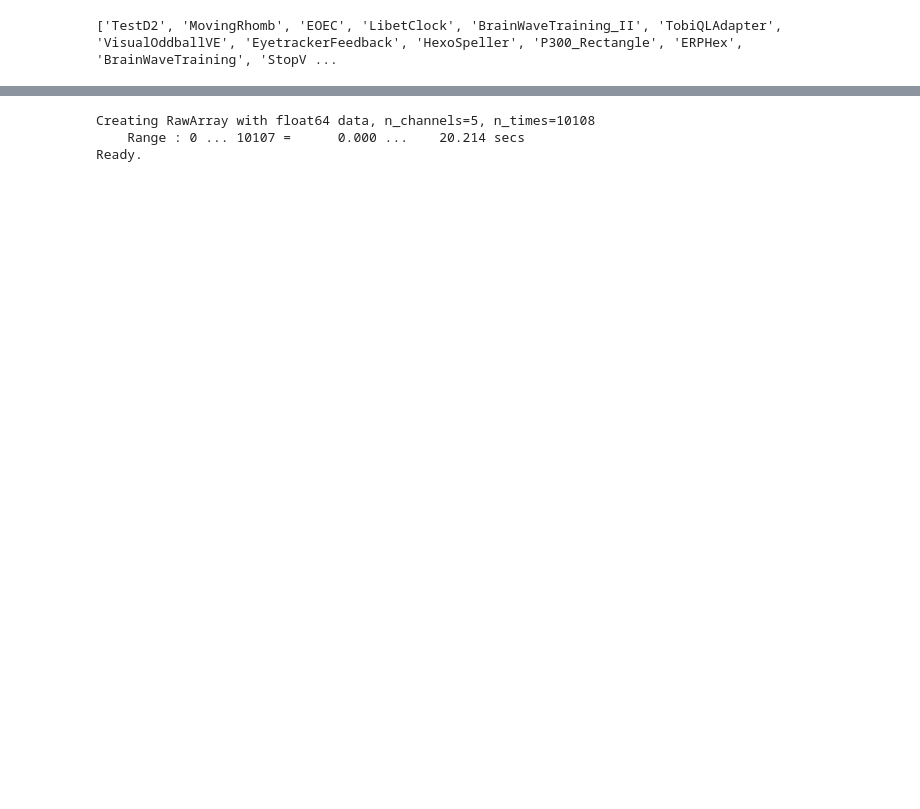
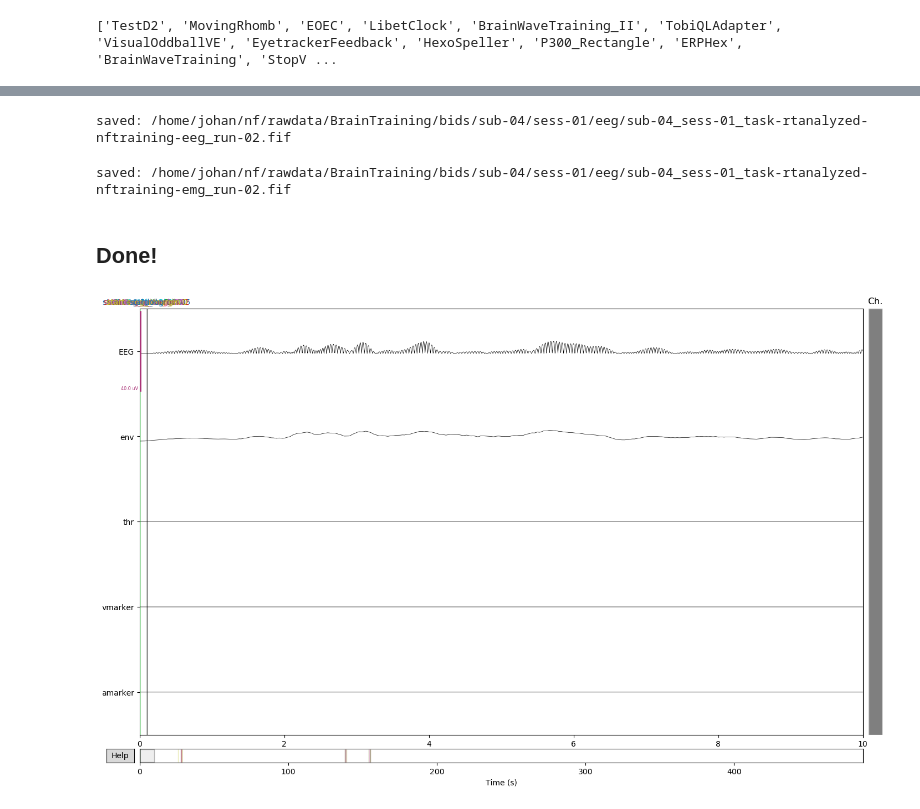
Before and after one commit to jnvandermeer/nf-rtime, a Jupyter notebook: Projects_Templates/9_NF_Basic/BrainTraining.ipynb, the cells around one changed output, grey strips where cells are left out. Drawn from its saved outputs; the diff is of its cells as text; code cells hidden in the pictures; blank space fills up the shorter version.

```diff
--- a/Projects_Templates/9_NF_Basic/BrainTraining.ipynb
+++ b/Projects_Templates/9_NF_Basic/BrainTraining.ipynb
@@ -225,4 +283,5 @@ Do not change bad channels further - re-do eo and ec if needed!
 - mark bad segments
 # %%
 # we use a simple display filter
-raw_ec.filter(1, 35, verbose='WARNING').plot();
+raw_ec_copy = raw_ec.copy()
+raw_ec_copy.filter(1, 35).plot();
@@ -570,4 +742,4 @@ butter_visualization_emg = ButterFilter([55, 65], sampling_freq, 1)
 w_acquire = guis.AcquireData(sampling_freq, channel_names)
 w_interaction = guis.NFChangeThresholds(track_for_eeg_stimuli, track_for_emg_stimuli)
 w_eeganalysis = guis.AnalyzeData(sampling_freq, ['EEG','env','thr','vmarker','amarker'],track_for_eeg_stimuli)
-w_emganalysis = guis.AnalyzeData(sampling_freq, ['EMG','env','thr','vmarker','amarker'],track_for_eeg_stimuli)
+w_emganalysis = guis.AnalyzeData(sampling_freq, ['EMG','env','thr','vmarker','amarker'],track_for_emg_stimuli)
@@ -679,2 +861,16 @@ while w_acquire.RUNLOOP:
+# %%
+# handle annotations, since w_interaction starts before data acquisition
+annots = w_interaction.GUI_Annotations.copy()
+tdelta = datetime.strptime(acquisition_start,'%Y-%m-%d %H:%M:%S.%f').timestamp() - annots.orig_time
+annots.onset -= tdelta
+annots.orig_time=None
+
+starting_annots = annots[list(map(lambda d: re.match('start.*', d) is not None, annots.description))]
+starting_annots.onset = 0.1*np.ones(len(starting_annots))
+starting_annots.orig_time = None
+
+# handle also these:
+# stim_Annotations ... process them
+all_annotations = starting_annots + annots + stim_Annotations
 # %%
 # and we make the MNE data file from it
@@ -700,7 +893,7 @@ Do not change bad channels further - re-do eo and ec if needed!
 # %%
 # and we make the MNE data file from it
-rtanalyzed_nftraining_eeg = mne.io.RawArray(np.transpose(np.array(analysis_names_eeg) * [1E-6, 1E-6, 1E-6, 1, 1]),
-                        mne.create_info(analyzed_nftraining_eeg,
+rtanalyzed_nftraining_eeg = mne.io.RawArray(np.transpose(np.array(data_analysis_eeg) * [1E-6, 1E-6, 1E-6, 1, 1]),
+                        mne.create_info(analysis_names_eeg,
                                     sampling_freq,
                                     ['eeg','eeg','eeg','stim','stim'],
                                     None)
@@ -708,36 +901,30 @@ rtanalyzed_nftraining_eeg = mne.io.RawArray(np.transpose(np.array(analysis_names
 this_raw_fname = 'sub-{:02d}_sess-{:02d}_task-{}_run-{:02d}.fif'.format(sub, sess, 'rtanalyzed-nftraining-eeg', run)
 fname_rtanalyzed_nftraining_eeg = os.path.join(this_save_dir, this_raw_fname)
 
-
-# handle annotations, since w_interaction starts before data acquisition
-annots = w_interaction.GUI_Annotations.copy()
-tdelta = datetime.strptime(acquisition_start,'%Y-%m-%d %H:%M:%S.%f').timestamp() - annots.orig_time
-annots.onset -= tdelta
-annots.orig_time=None
-
-starting_annots = annots[list(map(lambda d: re.match('start.*', d) is not None, annots.description))]
-starting_annots.onset = 0.1*np.ones(len(starting_annots))
-starting_annots.orig_time = None
-
-# handle also these:
-# stim_Annotations ... process them
-
-
-rtanalyzed_nftraining_eeg.set_annotations(starting_annots + annots)
-rtanalyzed_nftraining_eeg.save(fname_rtanalyzed_nftraining_eeg)
+rtanalyzed_nftraining_eeg.set_annotations(all_annotations)
+rtanalyzed_nftraining_eeg.save(fname_rtanalyzed_nftraining_eeg, overwrite=True)
+print('saved: ' + fname_rtanalyzed_nftraining_eeg)
 # %% [output]
-Creating RawArray with float64 data, n_channels=5, n_times=10108
-    Range : 0 ... 10107 =      0.000 ...    20.214 secs
-Ready.
+saved: /home/johan/nf/rawdata/BrainTraining/bids/sub-04/sess-01/eeg/sub-04_sess-01_task-rtanalyzed-nftraining-eeg_run-02.fif
 # %%
 # and we make the MNE data file from it
-analyzed_nftraining_emg = mne.io.RawArray(np.transpose(np.array(analysis_names_emg) * [1E-6, 1E-6, 1E-6, 1, 1]),
+rtanalyzed_nftraining_emg = mne.io.RawArray(np.transpose(np.array(data_analysis_emg) * [1E-6, 1E-6, 1E-6, 1, 1]),
                         mne.create_info(analysis_names_emg,
                                     sampling_freq,
                                     ['emg','emg','emg','stim','stim'],
                                     None)
                        )
-this_raw_fname = 'sub-{:02d}_sess-{:02d}_task-{}_run-{:02d}.fif'.format(sub, sess, 'nftraining-emg', run)
-fname_analyzed_nftraining_emg = os.path.join(this_save_dir, this_raw_fname)
+this_raw_fname = 'sub-{:02d}_sess-{:02d}_task-{}_run-{:02d}.fif'.format(sub, sess, 'rtanalyzed-nftraining-emg', run)
+fname_rtanalyzed_nftraining_emg = os.path.join(this_save_dir, this_raw_fname)
 
-analyzed_nftraining_eeg.save(fname_analyzed_nftraining_emg)
+rtanalyzed_nftraining_emg.set_annotations(all_annotations)
+rtanalyzed_nftraining_emg.save(fname_rtanalyzed_nftraining_emg, overwrite=True)
+print('saved: ' + fname_rtanalyzed_nftraining_emg)
+# %% [output]
+saved: /home/johan/nf/rawdata/BrainTraining/bids/sub-04/sess-01/eeg/sub-04_sess-01_task-rtanalyzed-nftraining-emg_run-02.fif
+# %% [markdown]
+## Done!
+# %%
+rtanalyzed_nftraining_eeg.plot();
+# %% [output]
+[figure, added]
```
Also changed, not shown: parts of 80 cells of this notebook, 3 other files.
